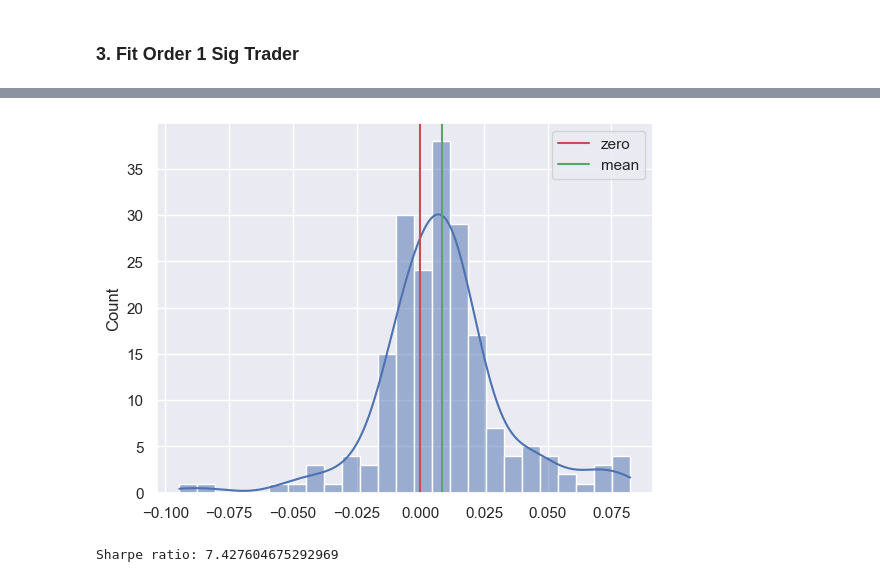
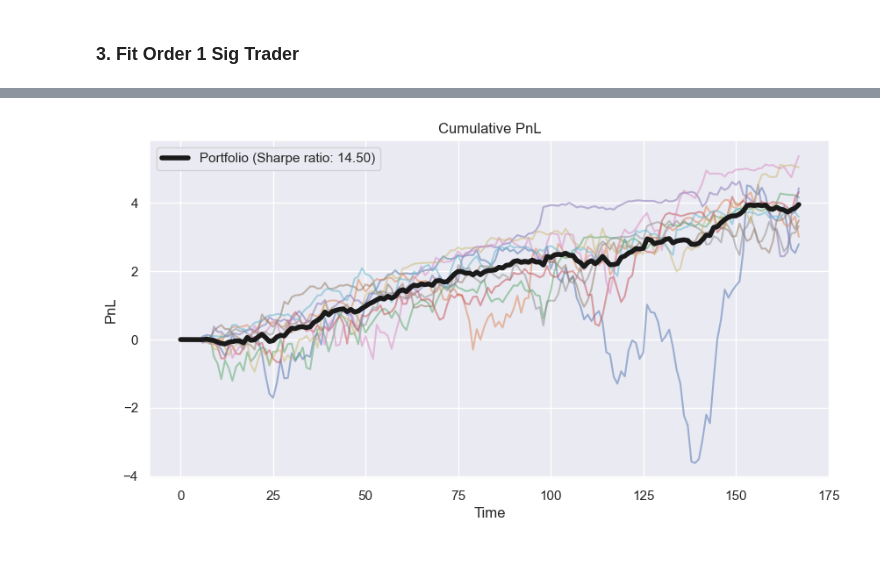
Before and after one commit to gaetanX21/SigTrading, a Jupyter notebook: src/pairs_trading_clean.ipynb, the cells around one changed output, grey strips where cells are left out. Cells and saved outputs as stored; diff of their text form; code cells hidden in the pictures.

```diff
--- a/src/pairs_trading_clean.ipynb
+++ b/src/pairs_trading_clean.ipynb
@@ -200,5 +136 @@ tensor([ 4.0478e-01, -8.0581e+02,  9.0971e+02])
-# %%
-# FLIP THEM!
-ts.functionals[0] = -ts.functionals[0]
-ts.functionals[1] = -ts.functionals[1]
 # %% [markdown]
@@ -343,22 +138,39 @@ plt.show()
-# %%
-mean_cum_pnl_np = mean_cum_pnl.detach().numpy()
-min_steps = 10
-portfolio_returns = mean_cum_pnl_np[1+min_steps:]/mean_cum_pnl_np[min_steps:-1] - 1
-# drop values that are too large
-portfolio_returns = portfolio_returns[portfolio_returns < 0.1]
-portfolio_returns = portfolio_returns[portfolio_returns > -0.1]
-sns.histplot(portfolio_returns, kde=True)
-plt.axvline(x=0, color='r', linestyle='-', label='zero')
-mean_portfolio_returns = np.mean(portfolio_returns)
-plt.axvline(x=mean_portfolio_returns, color='g', linestyle='-', label='mean')
-plt.legend()
-plt.show()
-# %% [output]
-[figure, removed]
-# %%
-avg_daily_pnl = daily_portfolio_pnl.mean()
-std_daily_pnl = daily_portfolio_pnl.std()
-sharpe_ratio = avg_daily_pnl/std_daily_pnl * np.sqrt(252)
-print(f"Sharpe ratio: {sharpe_ratio}")
-# %% [output]
-Sharpe ratio: 7.427604675292969
+# %%
+n_traded_pairs = 10 # we trade 20 pairs (uncorrelated) from the batch
+all_hourly_pnl = torch.zeros(n_traded_pairs, n_points) # hourly pnl for each pair
+min_steps = 5 # minimum number of steps before trading
+
+for i in range(n_traded_pairs):
+    # trading on the i-th pair in the batch
+    X = price_paths[i,:,:]
+    f = info_data[i,:,:]
+    xi = ts.trade(X, f, min_steps=min_steps)
+    hourly_pnl_each_asset = ts.compute_pnl(X, xi) # daily pnl on this pair
+    hourly_pnl_pair = torch.sum(hourly_pnl_each_asset, dim=1) # daily pnl of the pair (sum of pnl for each asset)
+    all_hourly_pnl[i,1:] = hourly_pnl_pair
+
+portfolio_hourly_pnl = torch.sum(all_hourly_pnl, dim=0) # daily pnl of the portfolio (sum of pnl for each pairs)
+portfolio_cum_pnl = torch.cumsum(portfolio_hourly_pnl, dim=0) # cumulative pnl of the portfolio
+# %%
+# plot the cumulative pnl of the portfolio
+plt.figure(figsize=(10,5))
+# plot the cumulative pnl of each pair we trade
+for i in range(n_traded_pairs):
+    plt.plot(torch.cumsum(all_hourly_pnl[i,:], dim=0), alpha=0.5)
+
+# plot the cumulative pnl of the portfolio
+rescaled_portfolio_cum_pnl = portfolio_cum_pnl/n_traded_pairs
+
+portfolio_mean_return = torch.mean(portfolio_hourly_pnl)
+portfolio_std_return = torch.std(portfolio_hourly_pnl)
+portfolio_sharpe_ratio = portfolio_mean_return/portfolio_std_return * np.sqrt(freq)
+
+plt.plot(rescaled_portfolio_cum_pnl, lw=4, color='k', label=f'Portfolio (Sharpe ratio: {portfolio_sharpe_ratio:.2f})')
+plt.legend()
+
+plt.title("Cumulative PnL")
+plt.xlabel("Time")
+plt.ylabel("PnL")
+plt.show()
+# %% [output]
+[figure, added]
```
Also changed, not shown: parts of 22 cells of this notebook, 5 other files.
